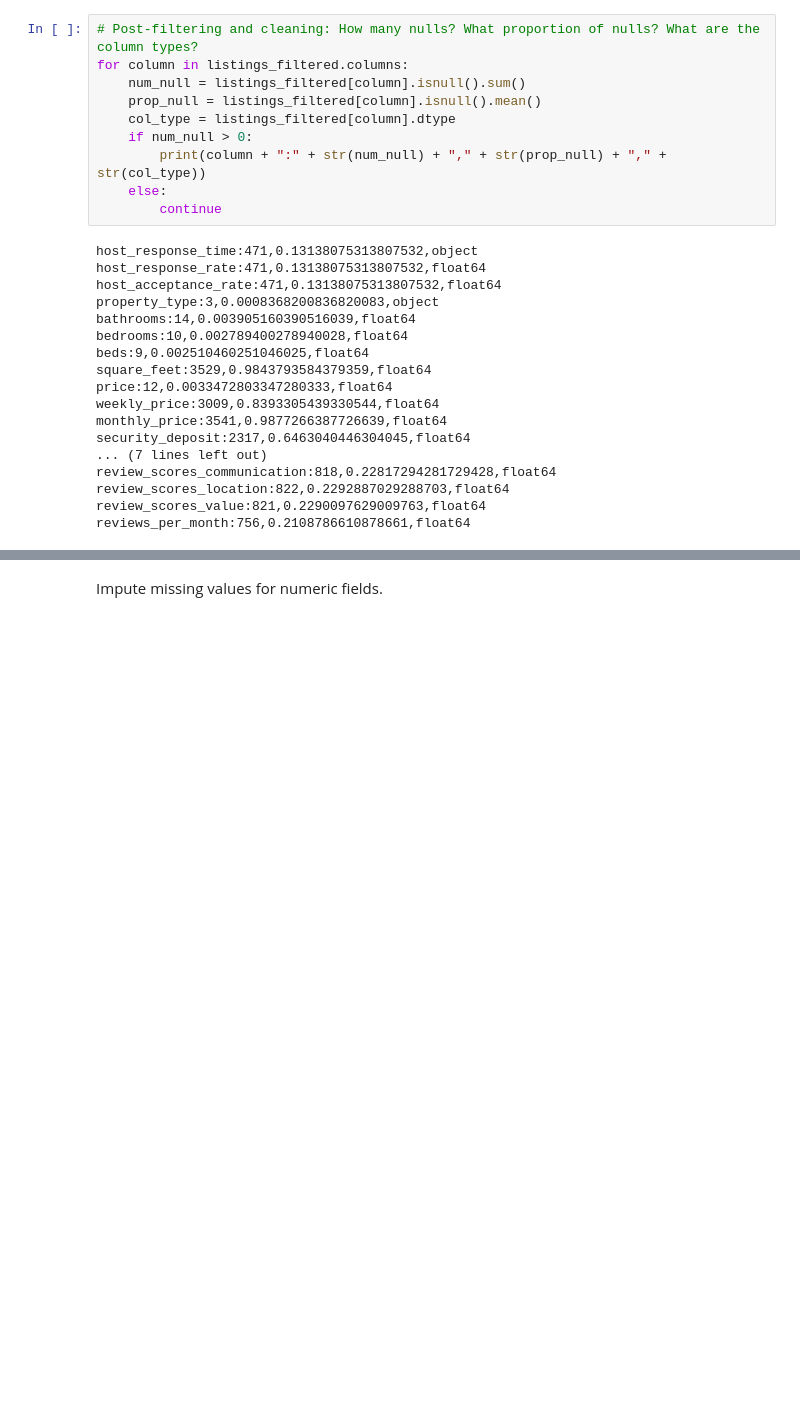
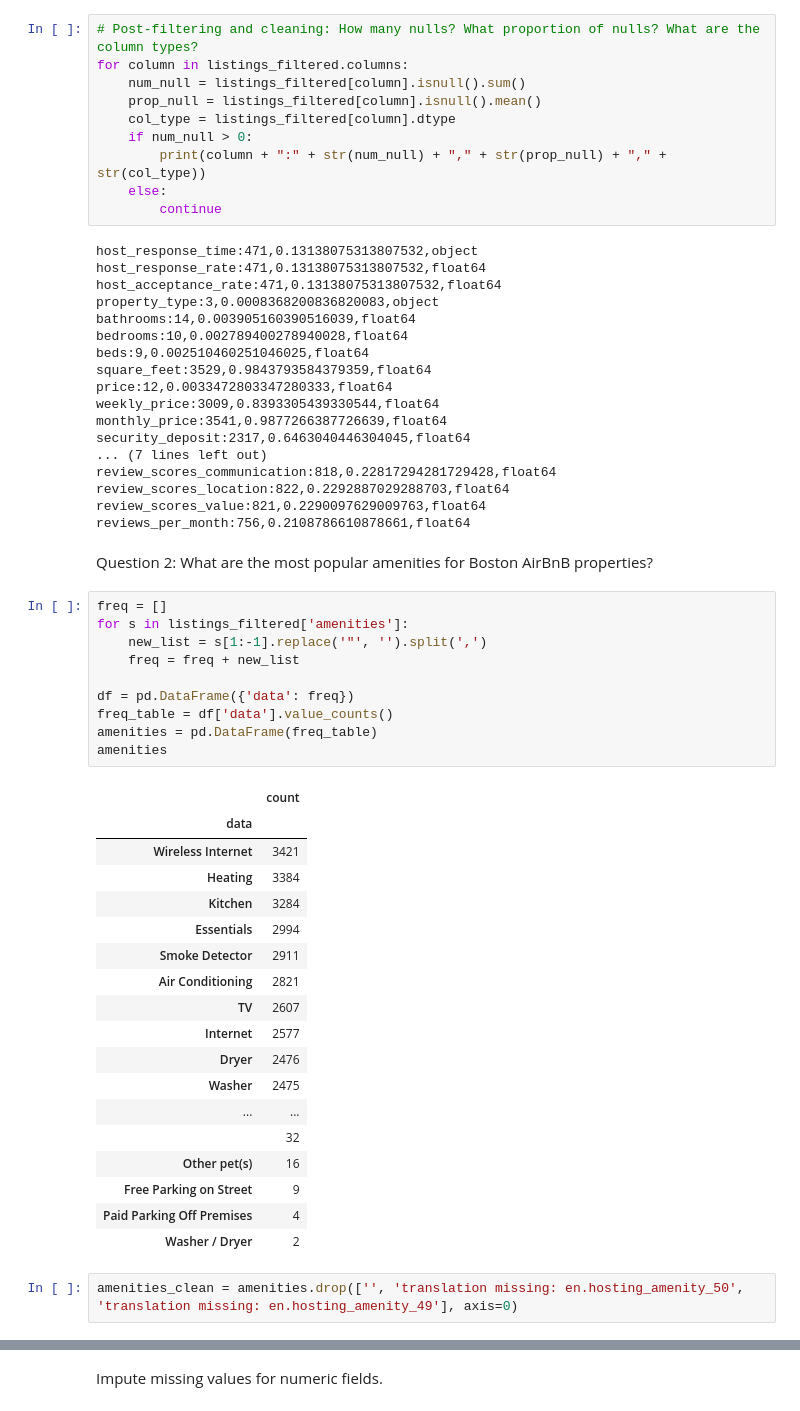
Before and after one commit to ewood242/Project_1_Data-Science-Blog, a Jupyter notebook: Project_1_Writing a Data Scientist Blog Post.ipynb, the cells around one changed output, grey strips where cells are left out. Cells and saved outputs as stored; diff of their text form; blank space fills up the shorter version.

```diff
--- a/Project_1_Writing a Data Scientist Blog Post.ipynb
+++ b/Project_1_Writing a Data Scientist Blog Post.ipynb
@@ -506,3 +504,36 @@ review_scores_communication:818,0.22817294281729428,float64
 review_scores_location:822,0.2292887029288703,float64
 review_scores_value:821,0.2290097629009763,float64
 reviews_per_month:756,0.2108786610878661,float64
+# %% [markdown]
+Question 2: What are the most popular amenities for Boston AirBnB properties?
+# %%
+freq = []
+for s in listings_filtered['amenities']:
+    new_list = s[1:-1].replace('"', '').split(',')
+    freq = freq + new_list
+
+df = pd.DataFrame({'data': freq})
+freq_table = df['data'].value_counts()
+amenities = pd.DataFrame(freq_table)
+amenities
+# %% [output]
+|  | count |
+| data |  |
+| Wireless Internet | 3421 |
+| Heating | 3384 |
+| Kitchen | 3284 |
+| Essentials | 2994 |
+| Smoke Detector | 2911 |
+| Air Conditioning | 2821 |
+| TV | 2607 |
+| Internet | 2577 |
+| Dryer | 2476 |
+| Washer | 2475 |
+| ... | ... |
+|  | 32 |
+| Other pet(s) | 16 |
+| Free Parking on Street | 9 |
+| Paid Parking Off Premises | 4 |
+| Washer / Dryer | 2 |
+# %%
+amenities_clean = amenities.drop(['', 'translation missing: en.hosting_amenity_50', 'translation missing: en.hosting_amenity_49'], axis=0)
```
Also changed, not shown: parts of 10 cells of this notebook.
